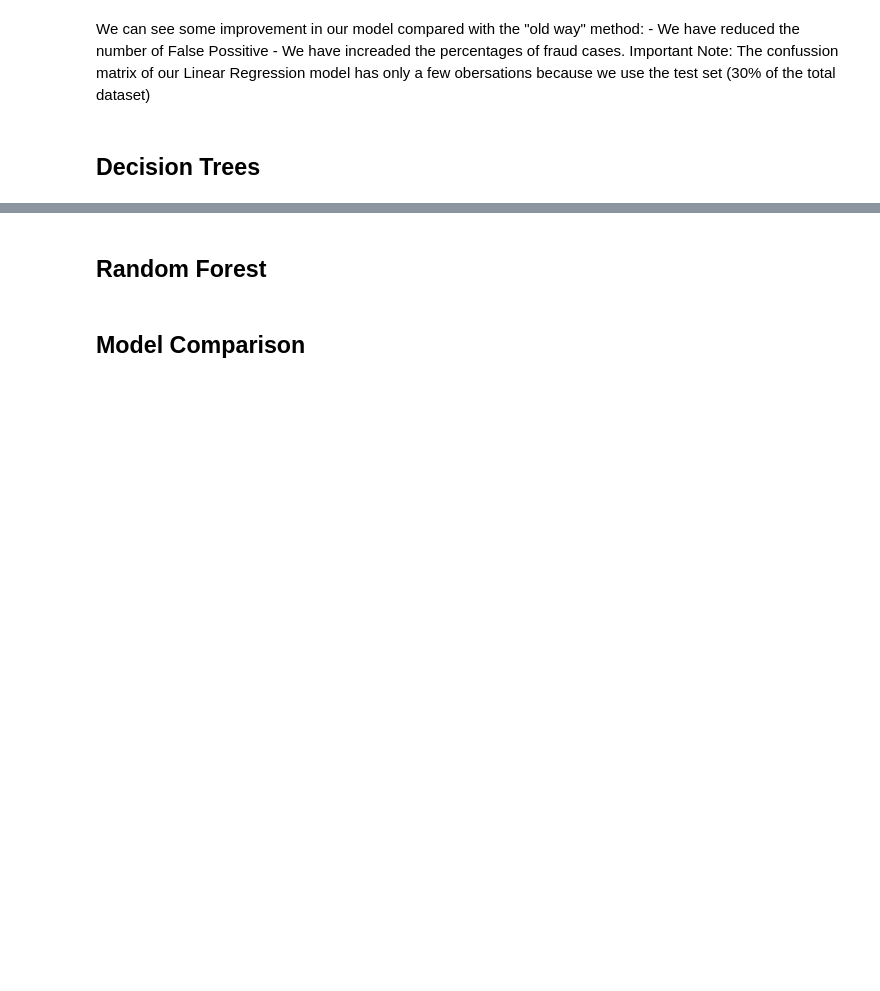
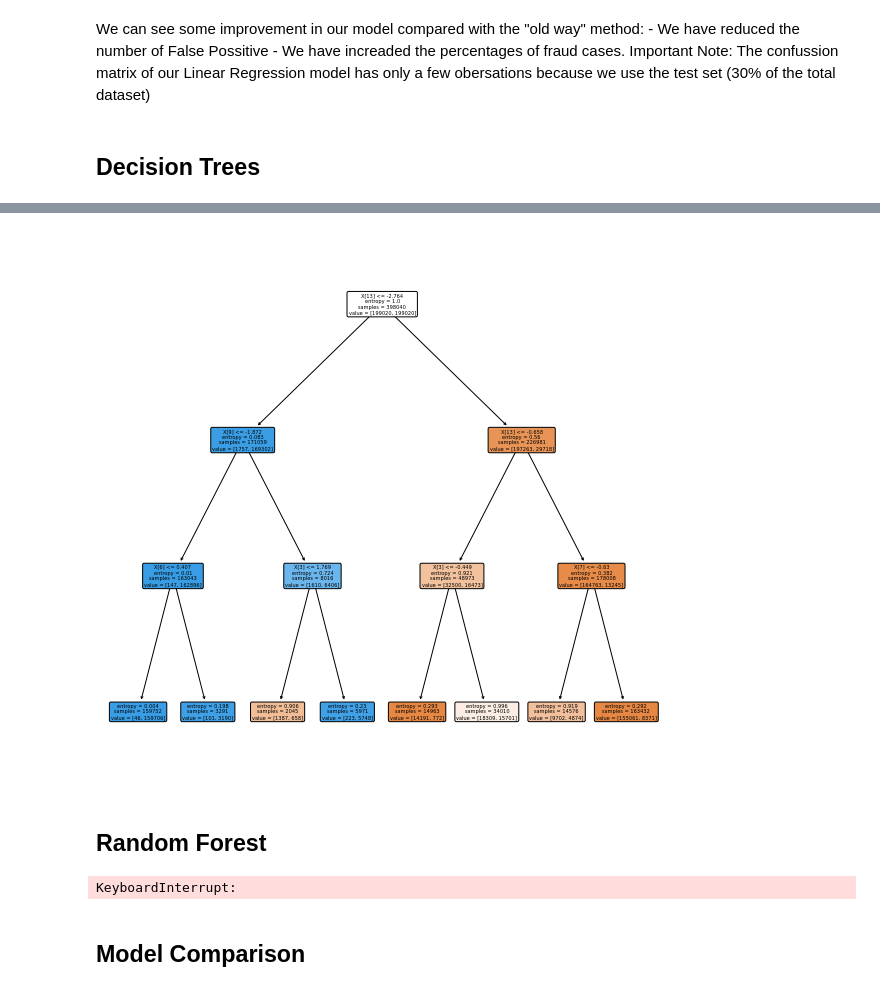
Before and after one commit to msantanarod/Fraud-Prevention-Analytics, a Jupyter notebook: Credit Card Fraud Detection.ipynb, the cells around one changed output, grey strips where cells are left out. Drawn from its saved outputs; the diff is of its cells as text; code cells hidden in the pictures; blank space fills up the shorter version.

```diff
--- a/Credit Card Fraud Detection.ipynb
+++ b/Credit Card Fraud Detection.ipynb
@@ -536,2 +618,10 @@ plt.show()
+# %%
+# Tree Representation:
+fig, axes = plt.subplots(nrows = 1,ncols = 1,figsize = (10,10))
+
+plot_tree(model,filled = True, rounded=True)
+plt.show()
+# %% [output]
+[figure, added]
 # %% [markdown]
 ## Random Forest
@@ -537,0 +637,4 @@ plt.show()
+# %%
+grid_ran_forest.fit(X_train, y_train)
+# %% [output]
+KeyboardInterrupt:
```
Also changed, not shown: parts of 45 cells of this notebook.
